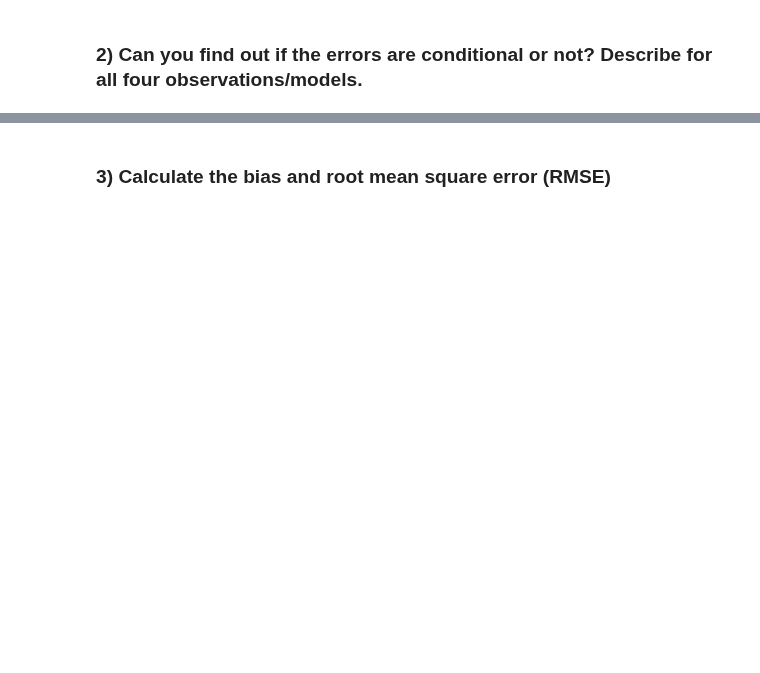
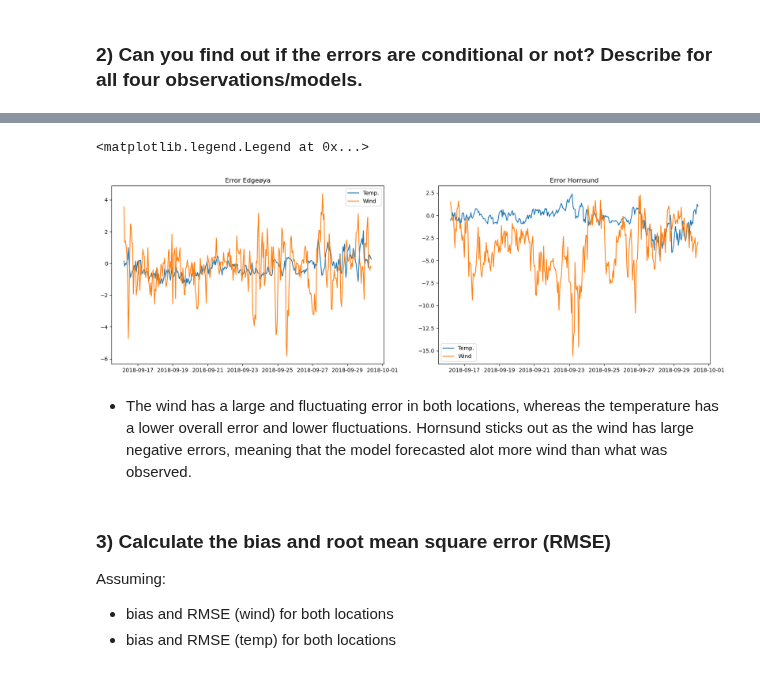
Before and after one commit to kjes4pres/GEO4902, a Jupyter notebook: Exercise 4/Verification_Exercises.ipynb, the cells around one changed output, grey strips where cells are left out. Cells and saved outputs as stored; diff of their text form; code cells hidden in the pictures; blank space fills up the shorter version.

```diff
--- a/Exercise 4/Verification_Exercises.ipynb
+++ b/Exercise 4/Verification_Exercises.ipynb
@@ -105,2 +113,28 @@ ax1_wind.legend(loc='upper right')
+# %%
+error_temp_e = st1_temp.obs - st1_temp.model
+error_wind_e = st1_wind.obs - st1_wind.model
+
+error_temp_h = st2_temp.obs - st2_temp.model
+error_wind_h = st2_wind.obs - st2_wind.model
+# %%
+fig, ax = plt.subplots(1,2, figsize=(20,6))
+ax[0].plot(error_temp_e, label = 'Temp.')
+ax[0].plot(error_wind_e, label = 'Wind')
+ax[0].set_title('Error Edgeøya')
+ax[0].legend()
+
+ax[1].plot(error_temp_h, label = 'Temp.')
+ax[1].plot(error_wind_h, label = 'Wind')
+ax[1].set_title('Error Hornsund')
+ax[1].legend()
+# %% [output]
+<matplotlib.legend.Legend at 0x...>
+[figure, added]
+# %% [markdown]
+- The wind has a large and fluctuating error in both locations, whereas the temperature has a lower overall error and lower fluctuations. Hornsund sticks out as the wind has large negative errors, meaning that the model forecasted alot more wind than what was observed.
 # %% [markdown]
 ### 3) Calculate the bias and root mean square error (RMSE)
+
+Assuming:
+- bias and RMSE (wind) for both locations
+- bias and RMSE (temp) for both locations
```
Also changed, not shown: parts of 22 cells of this notebook.
